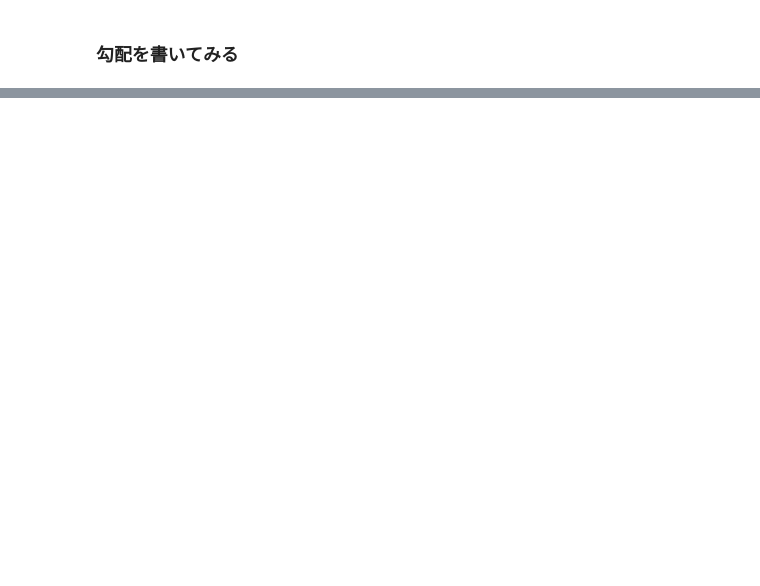
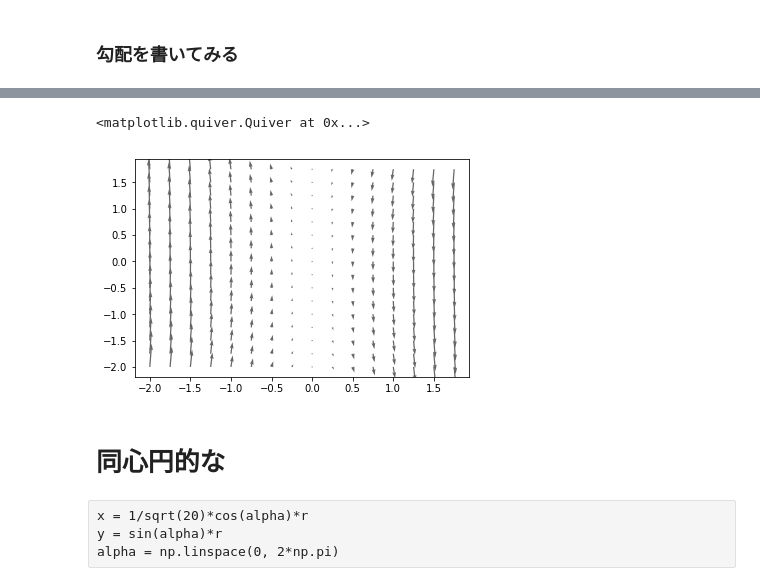
Before and after one commit to banbiossa/deep-learning-from-scrach, a Jupyter notebook: notebooks/05._ss_chap6.ipynb, the cells around one changed output, grey strips where cells are left out. Drawn from its saved outputs; the diff is of its cells as text; code cells hidden in the pictures; blank space fills up the shorter version.

Commit message:
add gradient

```diff
--- a/notebooks/05._ss_chap6.ipynb
+++ b/notebooks/05._ss_chap6.ipynb
@@ -435,0 +106,6 @@ x_debug_transposed.shape
+# %%
+X, Y = np.mgrid[-2:2:.25, -2:2:.25]
+# %%
+x_input = np.array([X, Y]).T.reshape(-1, 2)
+# %%
+grad = numerical_gradient_on_array(bowl, x_input)
@@ -435,0 +115,13 @@ x_debug_transposed.shape
+# %%
+grad = grad.T.reshape(2, -1)
+# %%
+plt.quiver(X, Y, -grad[0], -grad[1], angles="xy", color="#666666")
+# %% [output]
+<matplotlib.quiver.Quiver at 0x...>
+[figure, added]
+# %% [markdown]
+# 同心円的な
+# %% [raw]
+x = 1/sqrt(20)*cos(alpha)*r
+y = sin(alpha)*r
+alpha = np.linspace(0, 2*np.pi)
```
Also changed, not shown: parts of 71 cells of this notebook, 1 other file.
